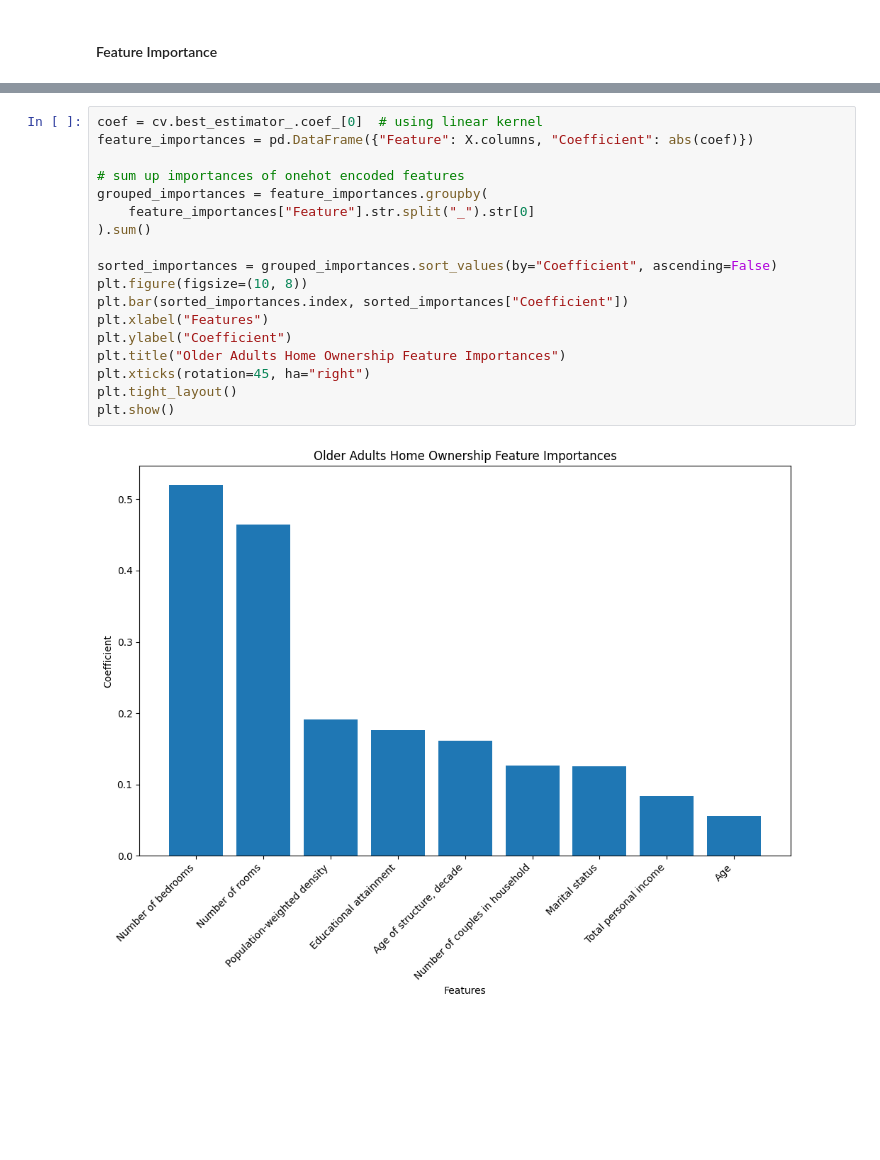
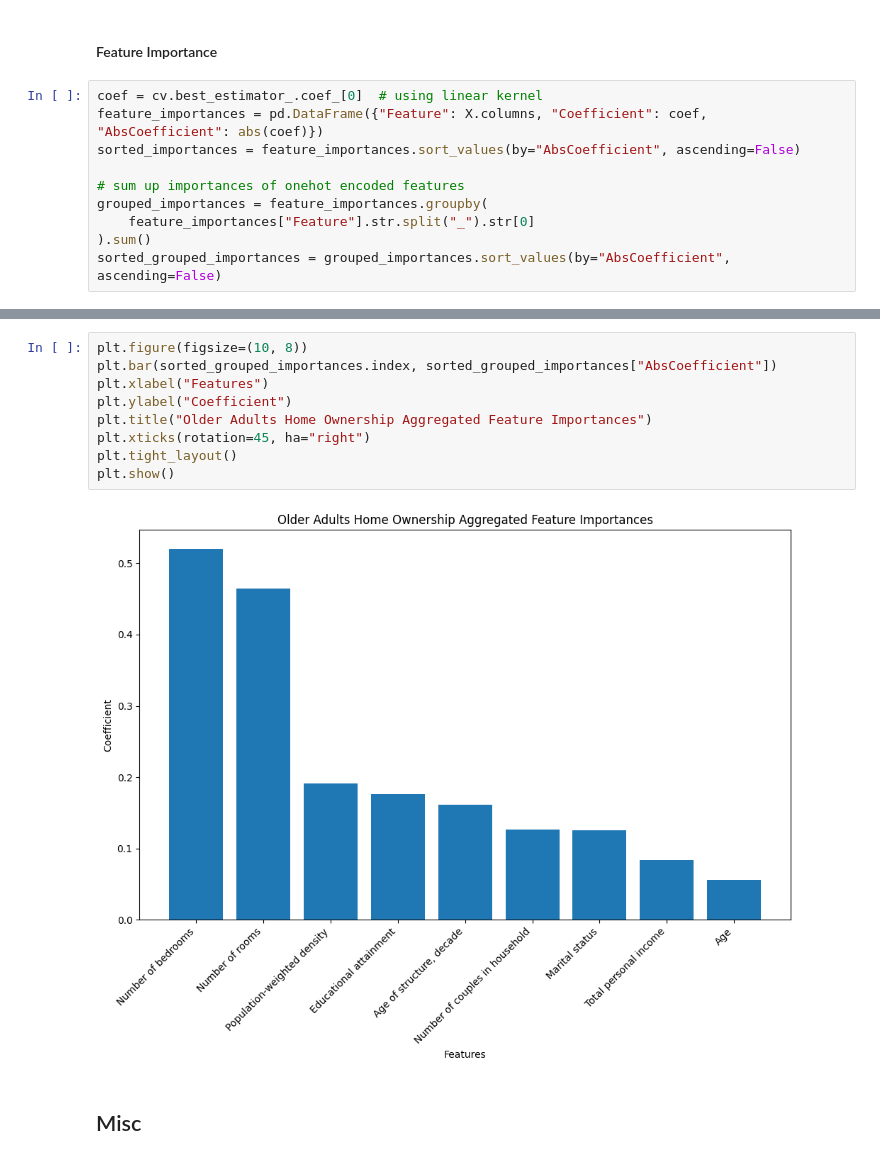
Before and after one commit to davay/data5322, a Jupyter notebook: hw2/hw2.ipynb, the cells around one changed output, grey strips where cells are left out. Drawn from its saved outputs; the diff is of its cells as text; blank space fills up the shorter version.

```diff
--- a/hw2/hw2.ipynb
+++ b/hw2/hw2.ipynb
@@ -558,2 +578,12 @@ Test error: 0.12904425436965417
 # %% [markdown]
 #### Feature Importance
+# %%
+coef = cv.best_estimator_.coef_[0]  # using linear kernel
+feature_importances = pd.DataFrame({"Feature": X.columns, "Coefficient": coef, "AbsCoefficient": abs(coef)})
+sorted_importances = feature_importances.sort_values(by="AbsCoefficient", ascending=False)
+
+# sum up importances of onehot encoded features
+grouped_importances = feature_importances.groupby(
+    feature_importances["Feature"].str.split("_").str[0]
+).sum()
+sorted_grouped_importances = grouped_importances.sort_values(by="AbsCoefficient", ascending=False)
@@ -560,20 +607,13 @@ Test error: 0.12904425436965417
 # %%
-coef = cv.best_estimator_.coef_[0]  # using linear kernel
-feature_importances = pd.DataFrame({"Feature": X.columns, "Coefficient": abs(coef)})
-
-# sum up importances of onehot encoded features
-grouped_importances = feature_importances.groupby(
-    feature_importances["Feature"].str.split("_").str[0]
-).sum()
-
-sorted_importances = grouped_importances.sort_values(by="Coefficient", ascending=False)
 plt.figure(figsize=(10, 8))
-plt.bar(sorted_importances.index, sorted_importances["Coefficient"])
+plt.bar(sorted_grouped_importances.index, sorted_grouped_importances["AbsCoefficient"])
 plt.xlabel("Features")
 plt.ylabel("Coefficient")
-plt.title("Older Adults Home Ownership Feature Importances")
+plt.title("Older Adults Home Ownership Aggregated Feature Importances")
 plt.xticks(rotation=45, ha="right")
 plt.tight_layout()
 plt.show()
 # %% [output]
-[figure, old version]
+[figure, new version]
+# %% [markdown]
+## Misc
```
Also changed, not shown: parts of 24 cells of this notebook, 2 other files.
